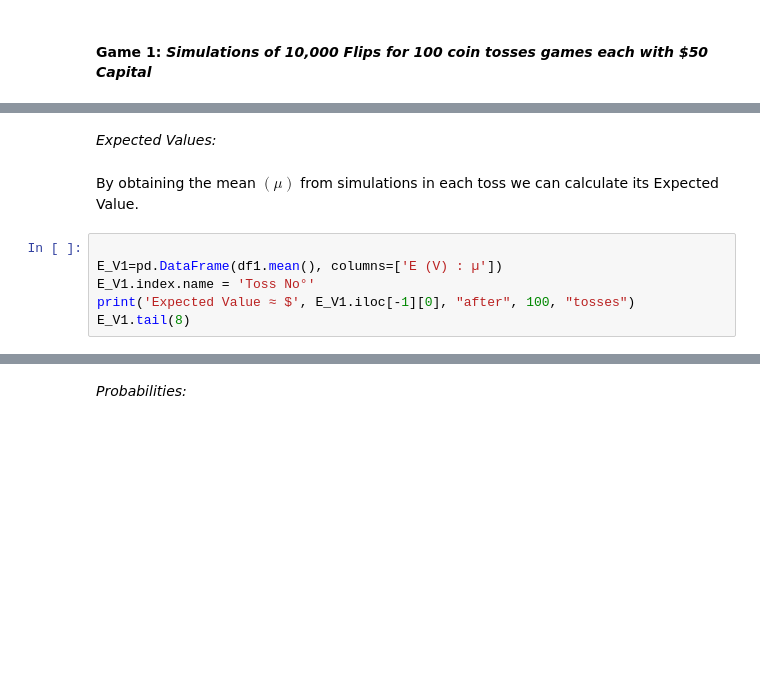
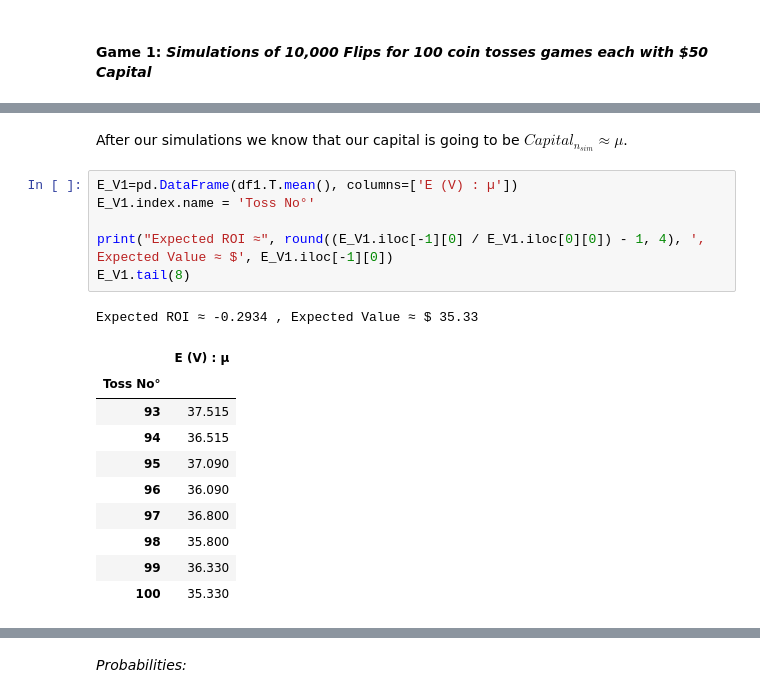
Before and after one commit to EMarquez7/Examen-1, a Jupyter notebook: MC-Simulations.ipynb, the cells around one changed output, grey strips where cells are left out. Saved outputs shown, nothing was run; the diff lists cells and outputs as text; blank space fills up the shorter version.

```diff
--- a/MC-Simulations.ipynb
+++ b/MC-Simulations.ipynb
@@ -251,10 +105,20 @@ df1.tail(8)
-# %% [markdown]
-*Expected Values:*
-# %% [markdown]
-By obtaining the mean $(\mu)$ from simulations in each toss we can calculate its Expected Value.
+# %% [markdown]
+After our simulations we know that our capital is going to be $Capital_{{n}_{sim}}\approx \mu$.
 # %%
+E_V1=pd.DataFrame(df1.T.mean(), columns=['E (V) : µ'])
+E_V1.index.name = 'Toss No°'
 
-E_V1=pd.DataFrame(df1.mean(), columns=['E (V) : µ'])
-E_V1.index.name = 'Toss No°'
-print('Expected Value ≈ $', E_V1.iloc[-1][0], "after", 100, "tosses")
+print("Expected ROI ≈", round((E_V1.iloc[-1][0] / E_V1.iloc[0][0]) - 1, 4), ', Expected Value ≈ $', E_V1.iloc[-1][0])
 E_V1.tail(8)
+# %% [output]
+Expected ROI ≈ -0.2934 , Expected Value ≈ $ 35.33
+|  | E (V) : µ |
+| Toss No° |  |
+| 93 | 37.515 |
+| 94 | 36.515 |
+| 95 | 37.090 |
+| 96 | 36.090 |
+| 97 | 36.800 |
+| 98 | 35.800 |
+| 99 | 36.330 |
+| 100 | 35.330 |
```
Also changed, not shown: parts of 20 cells of this notebook, 5 other files.
